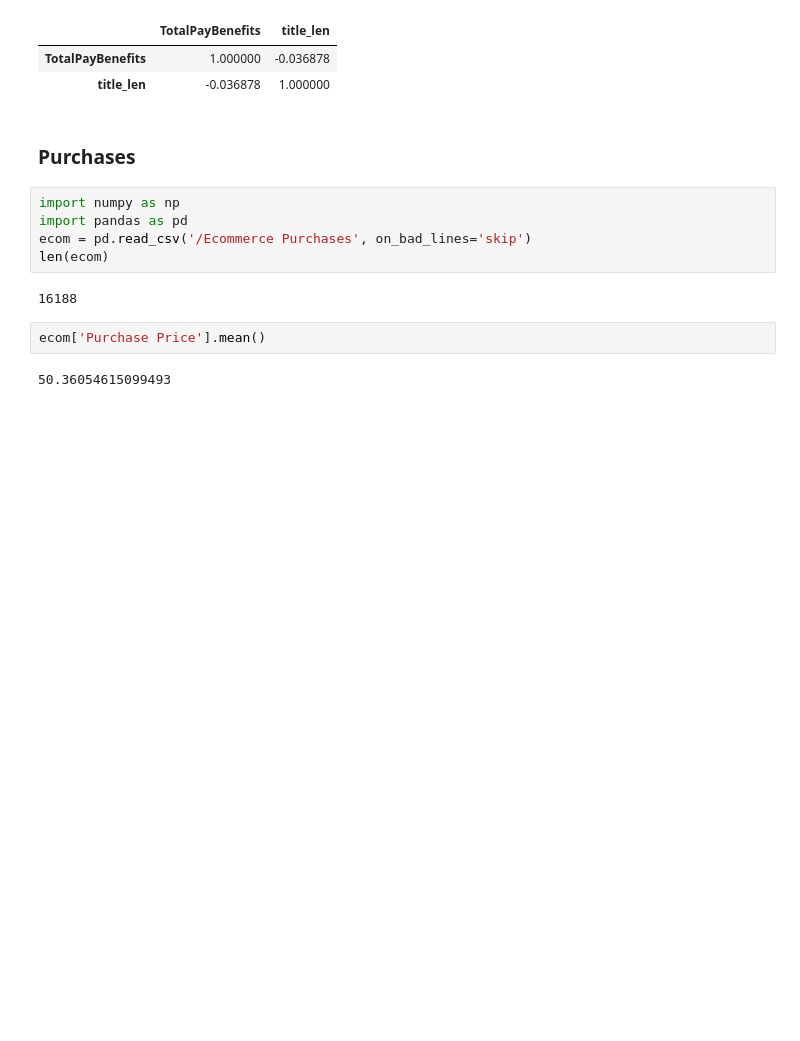
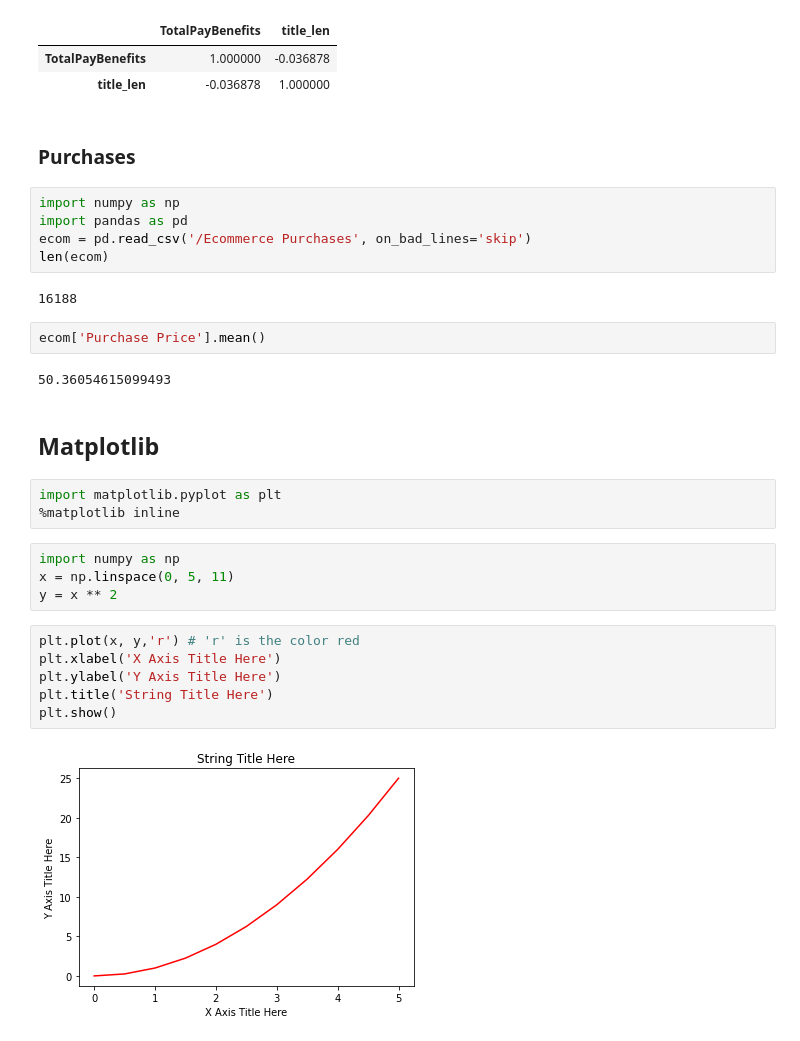
Before and after one commit to kozz84/Udemy, a Jupyter notebook: intro.ipynb, the cells around one changed output. Cells and saved outputs as stored; diff of their text form; blank space fills up the shorter version.

```diff
--- a/intro.ipynb
+++ b/intro.ipynb
@@ -311,3 +311,20 @@ len(ecom)
 ecom['Purchase Price'].mean()
 # %% [output]
 50.36054615099493
+# %% [markdown]
+## Matplotlib
+# %%
+import matplotlib.pyplot as plt
+%matplotlib inline
+# %%
+import numpy as np
+x = np.linspace(0, 5, 11)
+y = x ** 2
+# %%
+plt.plot(x, y,'r') # 'r' is the color red
+plt.xlabel('X Axis Title Here')
+plt.ylabel('Y Axis Title Here')
+plt.title('String Title Here')
+plt.show()
+# %% [output]
+[figure, added]
```
Also changed, not shown: parts of 5 cells of this notebook.
